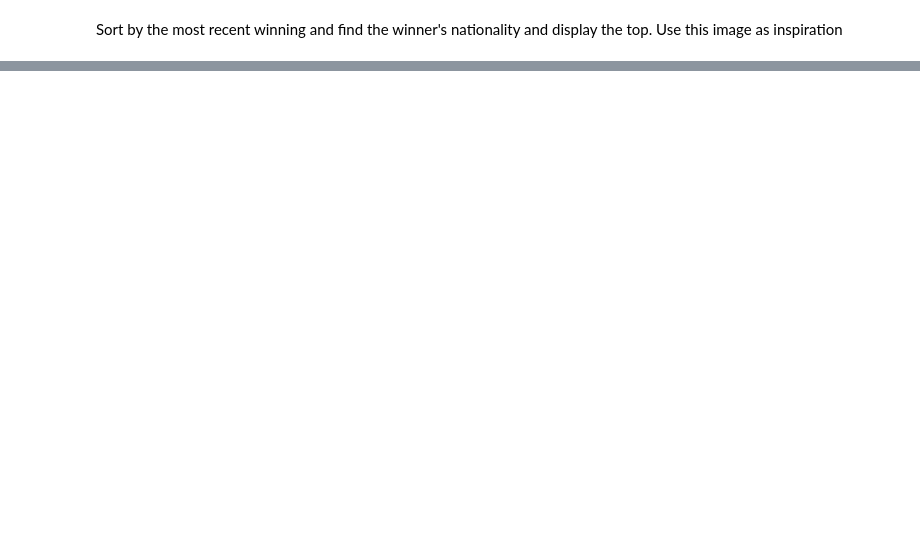
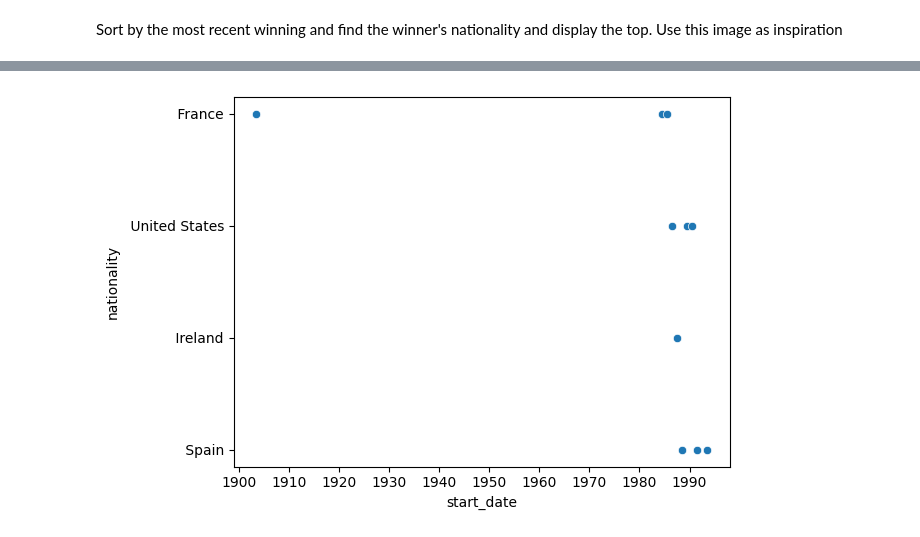
Before and after one commit to mgangla/PyData-Analysis, a Jupyter notebook: visualisationProject_SportsAnalytics.ipynb, the cells around one changed output, grey strips where cells are left out. Saved outputs shown, nothing was run; the diff lists cells and outputs as text; code cells hidden in the pictures; blank space fills up the shorter version.

```diff
--- a/visualisationProject_SportsAnalytics.ipynb
+++ b/visualisationProject_SportsAnalytics.ipynb
@@ -119,0 +144,8 @@ winning_ordered=td_france.sort_values("start_date", axis=0, ascending=False, inp
+# %%
+sns.scatterplot(
+    data=winning_ordered_df, x= "start_date", y="nationality",sizes=(100, 200), legend="full"
+)
+
+plt.show()
+# %% [output]
+[figure, added]
```
Also changed, not shown: parts of 8 cells of this notebook.
